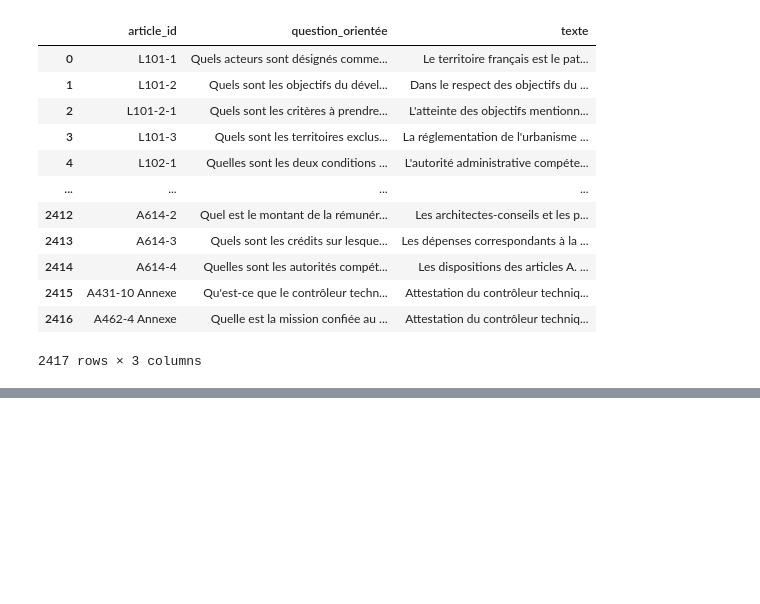
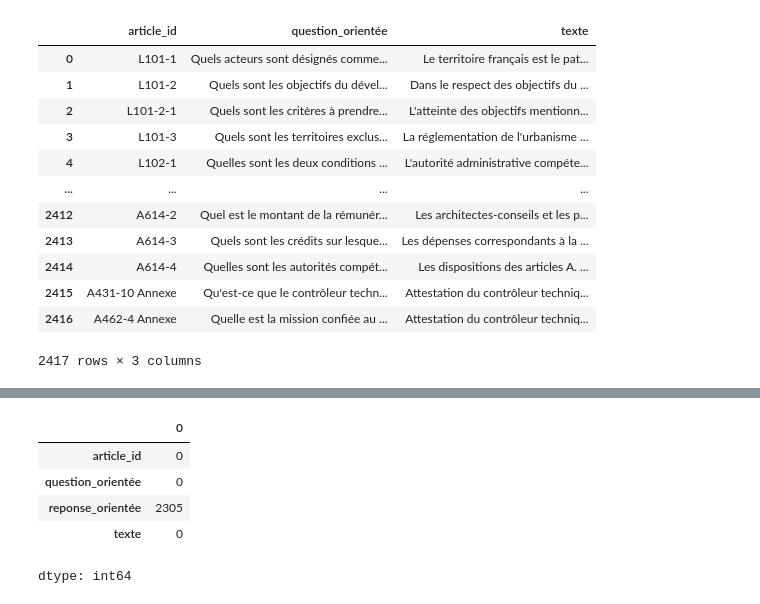
Before and after one commit to Gjeffroy/LLM_finetuning, a Jupyter notebook: Preparing_training_data.ipynb, the cells around one changed output, grey strips where cells are left out. Drawn from its saved outputs; the diff is of its cells as text; code cells hidden in the pictures; blank space fills up the shorter version.

```diff
--- a/Preparing_training_data.ipynb
+++ b/Preparing_training_data.ipynb
@@ -279,0 +193,10 @@ await process_responses(df)
+# %%
+# count empty string
+df[['article_id', 'question_orientée', 'reponse_orientée', 'texte']].apply(lambda x: x.str.len()).apply(lambda x: x == 0).sum()
+# %% [output]
+|  | 0 |
+| article_id | 0 |
+| question_orientée | 0 |
+| reponse_orientée | 2305 |
+| texte | 0 |
+dtype: int64
```
Also changed, not shown: parts of 20 cells of this notebook.
